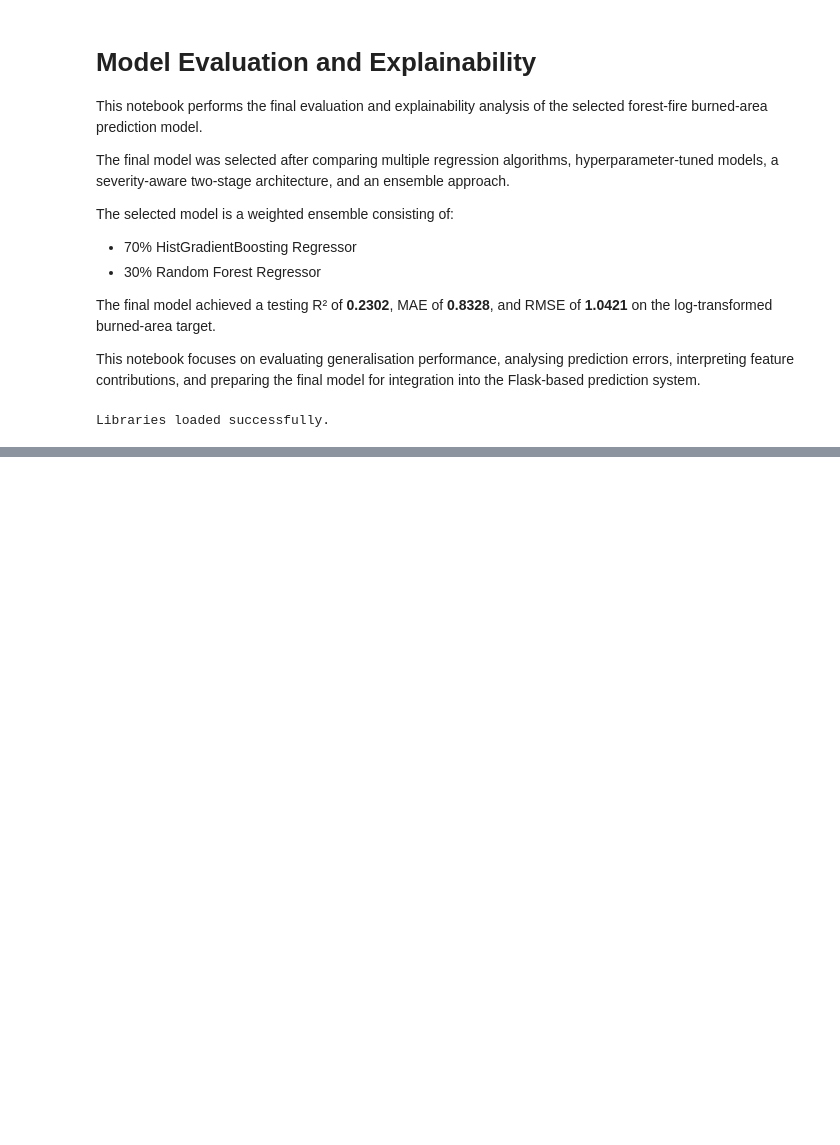
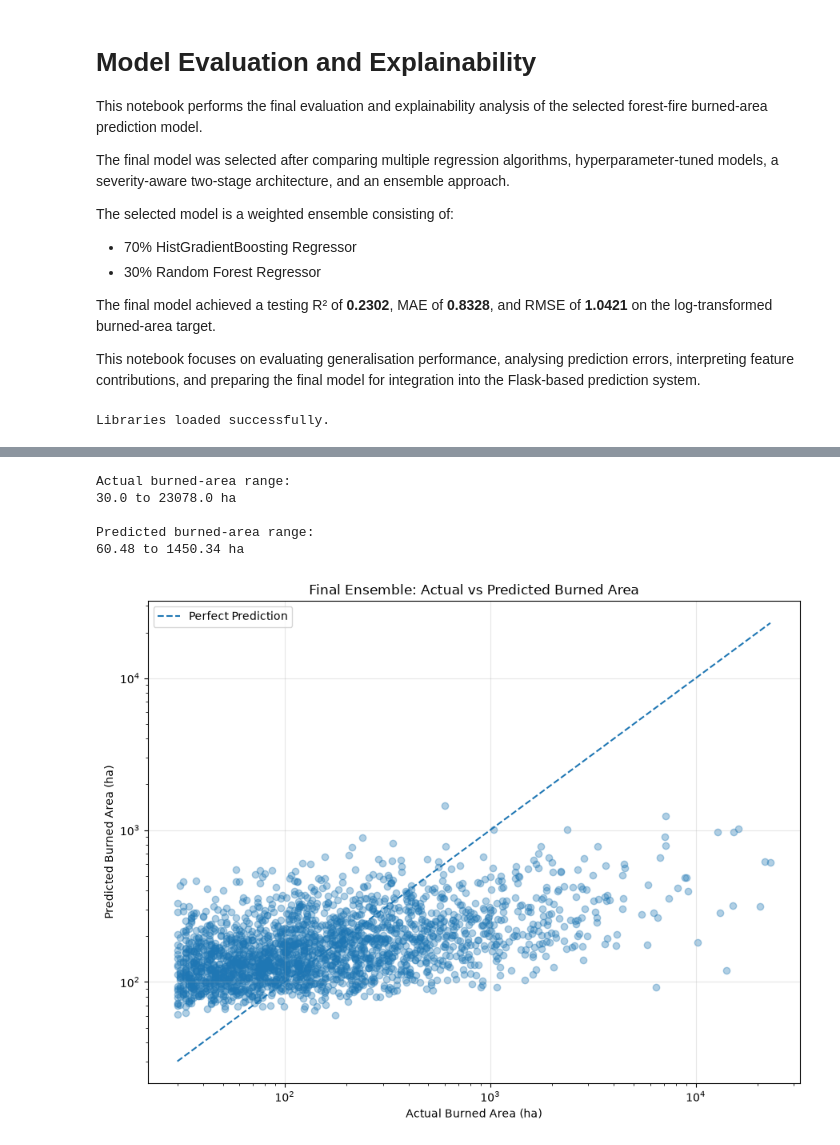
Before and after one commit to mraznyrazeek/ML-Based-Forest-Fire-Prediction-Project, a Jupyter notebook: backend/notebooks/04_model_evaluation_explainability.ipynb, the cells around one changed output, grey strips where cells are left out. Saved outputs shown, nothing was run; the diff lists cells and outputs as text; code cells hidden in the pictures; blank space fills up the shorter version.

```diff
--- a/backend/notebooks/04_model_evaluation_explainability.ipynb
+++ b/backend/notebooks/04_model_evaluation_explainability.ipynb
@@ -46,0 +264,69 @@ Libraries loaded successfully.
+# %%
+# CONVERT PREDICTIONS BACK TO BURNED AREA (HECTARES)
+
+actual_burned_area_ha = np.expm1(y_test)
+predicted_burned_area_ha = np.expm1(final_test_predictions)
+
+print("Actual burned-area range:")
+print(
+    round(actual_burned_area_ha.min(), 2),
+    "to",
+    round(actual_burned_area_ha.max(), 2),
+    "ha"
+)
+
+print("\nPredicted burned-area range:")
+print(
+    round(predicted_burned_area_ha.min(), 2),
+    "to",
+    round(predicted_burned_area_ha.max(), 2),
+    "ha"
+)
+# %% [output]
+Actual burned-area range:
+30.0 to 23078.0 ha
+
+Predicted burned-area range:
+60.48 to 1450.34 ha
+# %%
+# ACTUAL VS PREDICTED BURNED AREA
+
+plt.figure(figsize=(9, 7))
+
+plt.scatter(
+    actual_burned_area_ha,
+    predicted_burned_area_ha,
+    alpha=0.35
+)
+
+min_value = min(
+    actual_burned_area_ha.min(),
+    predicted_burned_area_ha.min()
+)
+
+max_value = max(
+    actual_burned_area_ha.max(),
+    predicted_burned_area_ha.max()
+)
+
+plt.plot(
+    [min_value, max_value],
+    [min_value, max_value],
+    linestyle="--",
+    label="Perfect Prediction"
+)
+
+plt.xscale("log")
+plt.yscale("log")
+
+plt.xlabel("Actual Burned Area (ha)")
+plt.ylabel("Predicted Burned Area (ha)")
+plt.title("Final Ensemble: Actual vs Predicted Burned Area")
+
+plt.legend()
+plt.grid(True, alpha=0.3)
+
+plt.tight_layout()
+plt.show()
+# %% [output]
+[figure, added]
```
Also changed, not shown: parts of 35 cells of this notebook.
